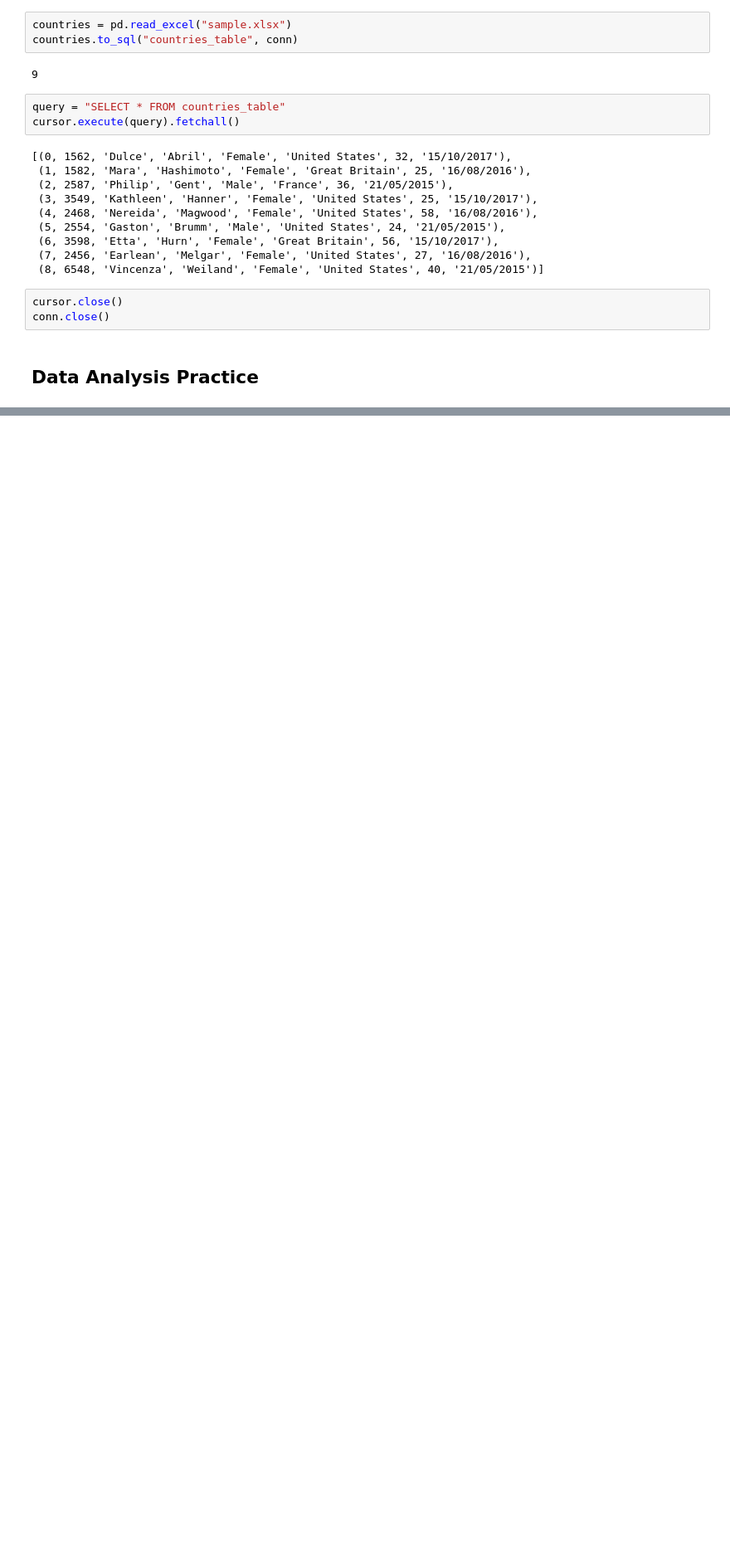
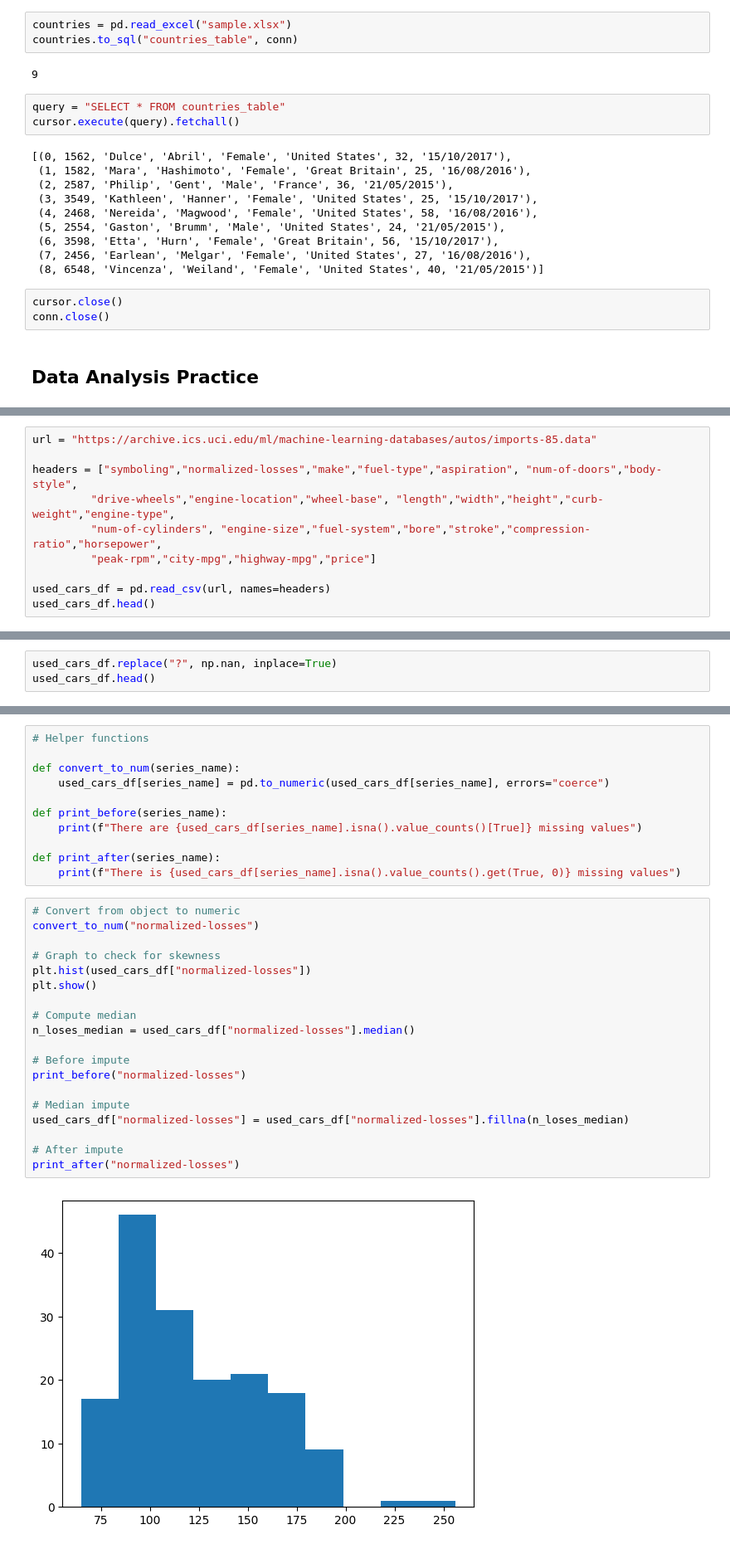
Before and after one commit to Yasir-4/data-science-practice, a Jupyter notebook: practice_2.ipynb, the cells around one changed output, grey strips where cells are left out. Shown at 83% size. Saved outputs shown, nothing was run; the diff lists cells and outputs as text; blank space fills up the shorter version.

```diff
--- a/practice_2.ipynb
+++ b/practice_2.ipynb
@@ -2922,0 +3140,10 @@ conn.close()
+# %%
+url = "https://archive.ics.uci.edu/ml/machine-learning-databases/autos/imports-85.data"
+
+headers = ["symboling","normalized-losses","make","fuel-type","aspiration", "num-of-doors","body-style",
+         "drive-wheels","engine-location","wheel-base", "length","width","height","curb-weight","engine-type",
+         "num-of-cylinders", "engine-size","fuel-system","bore","stroke","compression-ratio","horsepower",
+         "peak-rpm","city-mpg","highway-mpg","price"]
+
+used_cars_df = pd.read_csv(url, names=headers)
+used_cars_df.head()
@@ -2922,0 +3158,3 @@ conn.close()
+# %%
+used_cars_df.replace("?", np.nan, inplace=True)
+used_cars_df.head()
@@ -2922,0 +3222,32 @@ conn.close()
+# %%
+# Helper functions
+
+def convert_to_num(series_name):
+    used_cars_df[series_name] = pd.to_numeric(used_cars_df[series_name], errors="coerce")
+
+def print_before(series_name):
+    print(f"There are {used_cars_df[series_name].isna().value_counts()[True]} missing values")
+
+def print_after(series_name):
+    print(f"There is {used_cars_df[series_name].isna().value_counts().get(True, 0)} missing values")
+# %%
+# Convert from object to numeric
+convert_to_num("normalized-losses")
+
+# Graph to check for skewness
+plt.hist(used_cars_df["normalized-losses"])
+plt.show()
+
+# Compute median
+n_loses_median = used_cars_df["normalized-losses"].median()
+
+# Before impute
+print_before("normalized-losses")
+
+# Median impute
+used_cars_df["normalized-losses"] = used_cars_df["normalized-losses"].fillna(n_loses_median)
+
+# After impute
+print_after("normalized-losses")
+# %% [output]
+[figure, added]
```
Also changed, not shown: parts of 49 cells of this notebook.
